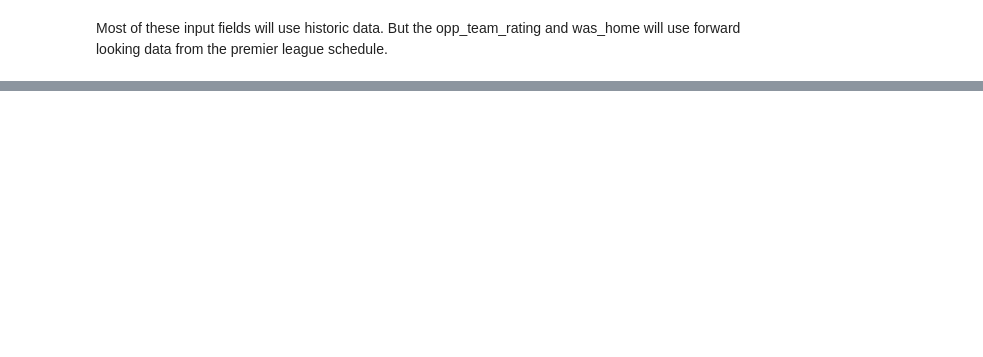
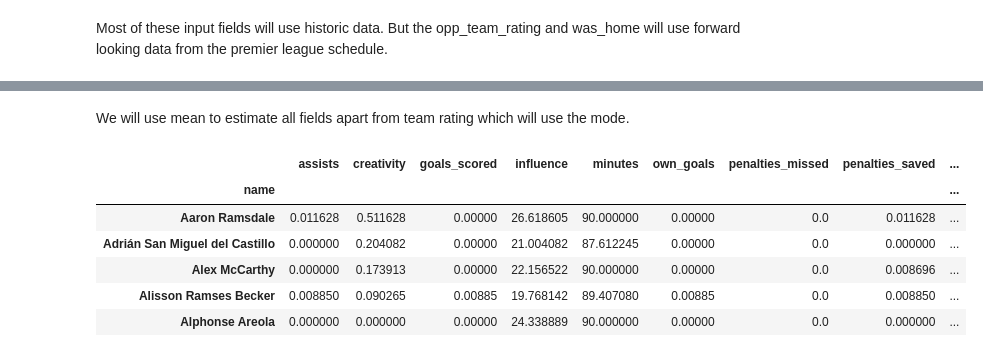
Before and after one commit to hledwards33/FPL_Predictive_Team_Selection, a Jupyter notebook: Goalkeeper Model.ipynb, the cells around one changed output, grey strips where cells are left out. Cells and saved outputs as stored; diff of their text form; code cells hidden in the pictures; blank space fills up the shorter version.

```diff
--- a/Goalkeeper Model.ipynb
+++ b/Goalkeeper Model.ipynb
@@ -199,0 +288,13 @@ For the next set of values we will use all historic data available for the playe
+# %% [markdown]
+We will use mean to estimate all fields apart from team rating which will use the mode.
+# %%
+goalkeepers_pred_hist_avg = goalkeepers_pred_hist.drop('team_rating', axis=1).groupby(by='name').mean()
+goalkeepers_pred_hist_avg.head()
+# %% [output]
+|  | assists | creativity | goals_scored | influence | minutes | own_goals | penalties_missed | penalties_saved | ... |
+| name |  |  |  |  |  |  |  |  | ... |
+| Aaron Ramsdale | 0.011628 | 0.511628 | 0.00000 | 26.618605 | 90.000000 | 0.00000 | 0.0 | 0.011628 | ... |
+| Adrián San Miguel del Castillo | 0.000000 | 0.204082 | 0.00000 | 21.004082 | 87.612245 | 0.00000 | 0.0 | 0.000000 | ... |
+| Alex McCarthy | 0.000000 | 0.173913 | 0.00000 | 22.156522 | 90.000000 | 0.00000 | 0.0 | 0.008696 | ... |
+| Alisson Ramses Becker | 0.008850 | 0.090265 | 0.00885 | 19.768142 | 89.407080 | 0.00885 | 0.0 | 0.008850 | ... |
+| Alphonse Areola | 0.000000 | 0.000000 | 0.00000 | 24.338889 | 90.000000 | 0.00000 | 0.0 | 0.000000 | ... |
```
Also changed, not shown: parts of 15 cells of this notebook.
